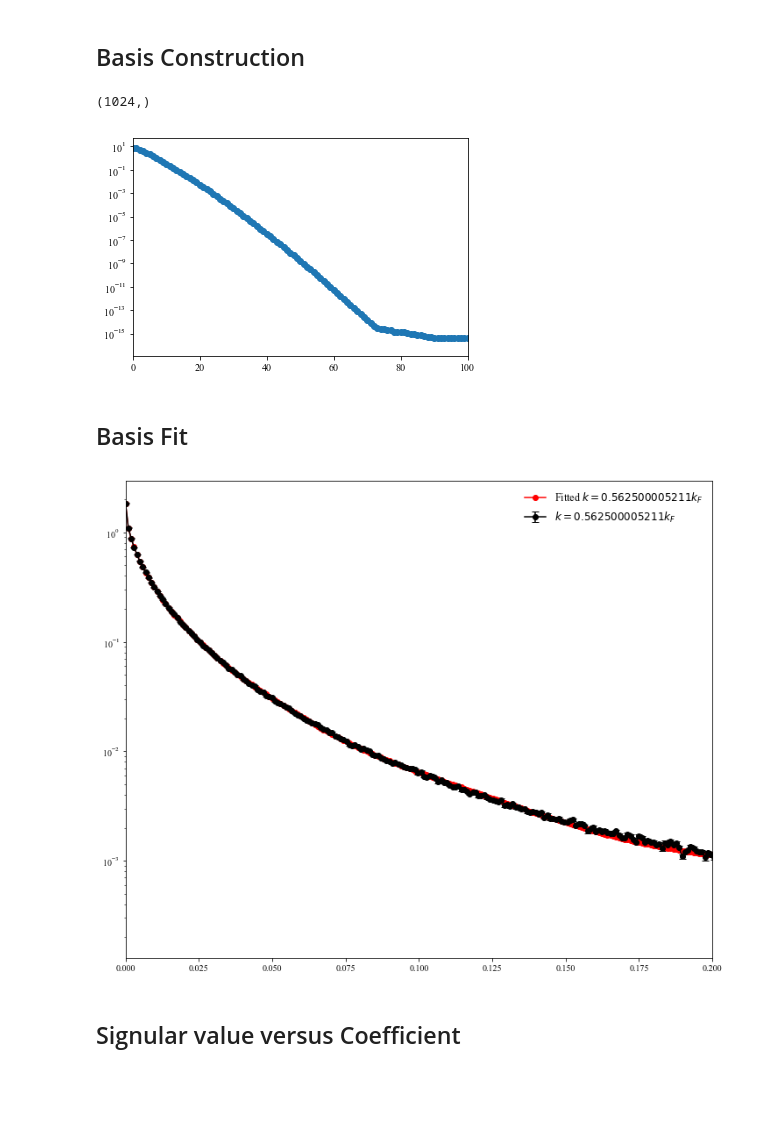
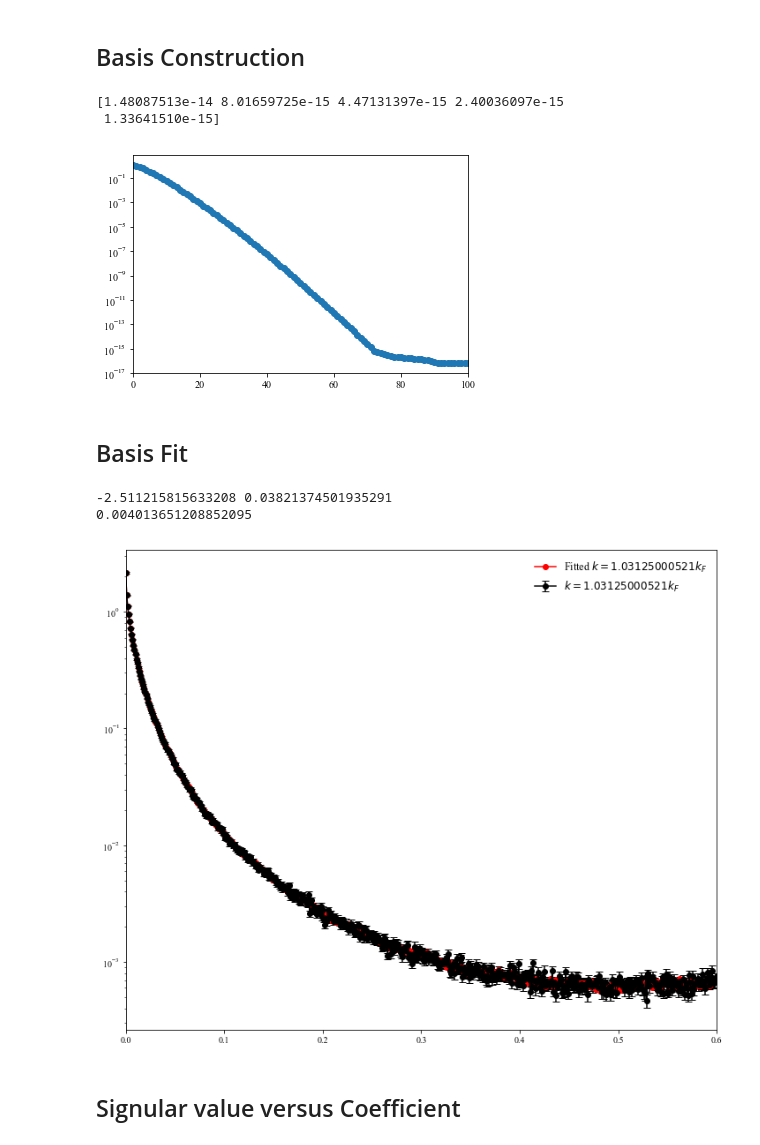
Before and after one commit to kunyuan/ParquetMC, a Jupyter notebook: sigma_basis.ipynb, the cells around one changed output. Saved outputs shown, nothing was run; the diff lists cells and outputs as text; code cells hidden in the pictures; blank space fills up the shorter version.

Commit message:
working on fourier transform of sigma

```diff
--- a/sigma_basis.ipynb
+++ b/sigma_basis.ipynb
@@ -19,0 +11,5 @@ W2T, T2W = basis.BuildBasis(TauGrid, Para.Beta, 60, "Fermi")
+# %%
+Para=param()
+Grid=grid(Para)
+TauGrid = Grid.TauGrid
+MomGrid = Grid.MomGrid
@@ -20,11 +26,10 @@ W2T, T2W = basis.BuildBasis(TauGrid, Para.Beta, 60, "Fermi")
 # %% [markdown]
 ## Load Sigma Data
 # %%
-folder = "./Beta{0}_rs{1}_lambda{2}/".format(
-    int(Para.Beta*Para.EF), Para.Rs, Para.Mass2)
+folder = "./Data"
 
 filename = "sigma_pid[0-9]+.dat"
 
-shape = (Para.Order+1, MomGridSize, TauGridSize)
+shape = (Para.Order+1, Para.MomGridSize, Para.TauGridSize)
 
 Data, Norm, Step = LoadFile(folder, filename, shape)
@@ -33,12 +56,13 @@ fig, ax = plt.subplots(figsize=(12, 10))
 N = 8
 o = 2
 for i in range(N):
-    q = i*MomGridSize/N
+    q = i*Para.MomGridSize/N
     Avg, Err = Estimate(Data, Norm)
     ax.errorbar(TauGrid/Para.Beta, -Avg[o, q, :], yerr=Err[o, q, :], fmt='o-',
                 capthick=1, capsize=4, color=ColorList[i], label="$k={0}k_F$".format(MomGrid[q]/Para.kF))
 
 ax.set_yscale("log")
+#ax.set_xlim([4.5, 6.5])
 ax.set_xlim([TauGrid[0]/Para.Beta, TauGrid[-1]/Para.Beta])
 plt.legend(loc=1, frameon=False, fontsize=size)
 plt.show()
@@ -63,50 +87,57 @@ Nt = len(TauGrid)
 kMatrix = np.zeros([Nw, Nt])
 
 for i in range(len(w)):
-    kMatrix[i, :] = FermiKernel(w[i], TauGrid, Para.Beta)*2.0*Wmax/Nw
+    kMatrix[i, :] = FermiKernel(w[i], TauGrid, Para.Beta)*2.0*Wmax/Nw/2.0/np.pi
 
 u, s, v = linalg.svd(kMatrix)
 v_inv = linalg.inv(v)
 u_inv=linalg.inv(u)
-N=Nw
+N=128
 x=range(N)
 y=s[:N]
-print y.shape
+print s[67:72]
 plt.plot(x, y, 'o-')
 plt.yscale('log')
 plt.xlim([0.0, 100])
 plt.show()
 # %% [output]
-(1024,)
+[1.48087513e-14 8.01659725e-15 4.47131397e-15 2.40036097e-15
+ 1.33641510e-15]
-[figure, old version]
+[figure, new version]
 # %% [markdown]
 ## Basis Fit
 # %%
 fig, ax = plt.subplots(figsize=(12, 10))
 N = 8
 o = 2
-q=12
-Nlim=30
+q=22
+Nlim=80
 
 SigmaT, Err = Estimate([d[o, q, :] for d in Data], Norm)
+
+print SigmaT[-1]+SigmaT[0], Err[-1]+Err[0]
 
 Elem=np.dot(SigmaT, v.T[:,:Nlim])
 Fitted=np.dot(Elem, v[:Nlim,:])
 
 ax.errorbar(TauGrid/Para.Beta, -SigmaT, yerr=Err, fmt='o-',
             capthick=1, capsize=4, color=ColorList[0], label="$k={0}k_F$".format(MomGrid[q]/Para.kF))
 
 ax.plot(TauGrid/Para.Beta, -Fitted, 'o-'
             , color=ColorList[1], label="Fitted $k={0}k_F$".format(MomGrid[q]/Para.kF))
 
+print np.amax(abs(SigmaT-Fitted))
+
 ax.set_yscale("log")
-ax.set_xlim([0.0, 0.2])
+ax.set_xlim([0.0, 0.6])
 #ax.set_ylim([0.0, 0.1])
 #ax.set_xlim([TauGrid[0]/Para.Beta, TauGrid[-1]/Para.Beta])
 plt.legend(loc=1, frameon=False, fontsize=size)
 plt.show()
 # %% [output]
+-2.511215815633208 0.03821374501935291
+0.004013651208852095
-[figure, old version]
+[figure, new version]
 # %% [markdown]
 ## Signular value versus Coefficient
 # %%
```
Also changed, not shown: parts of 11 cells of this notebook, 5 other files.
